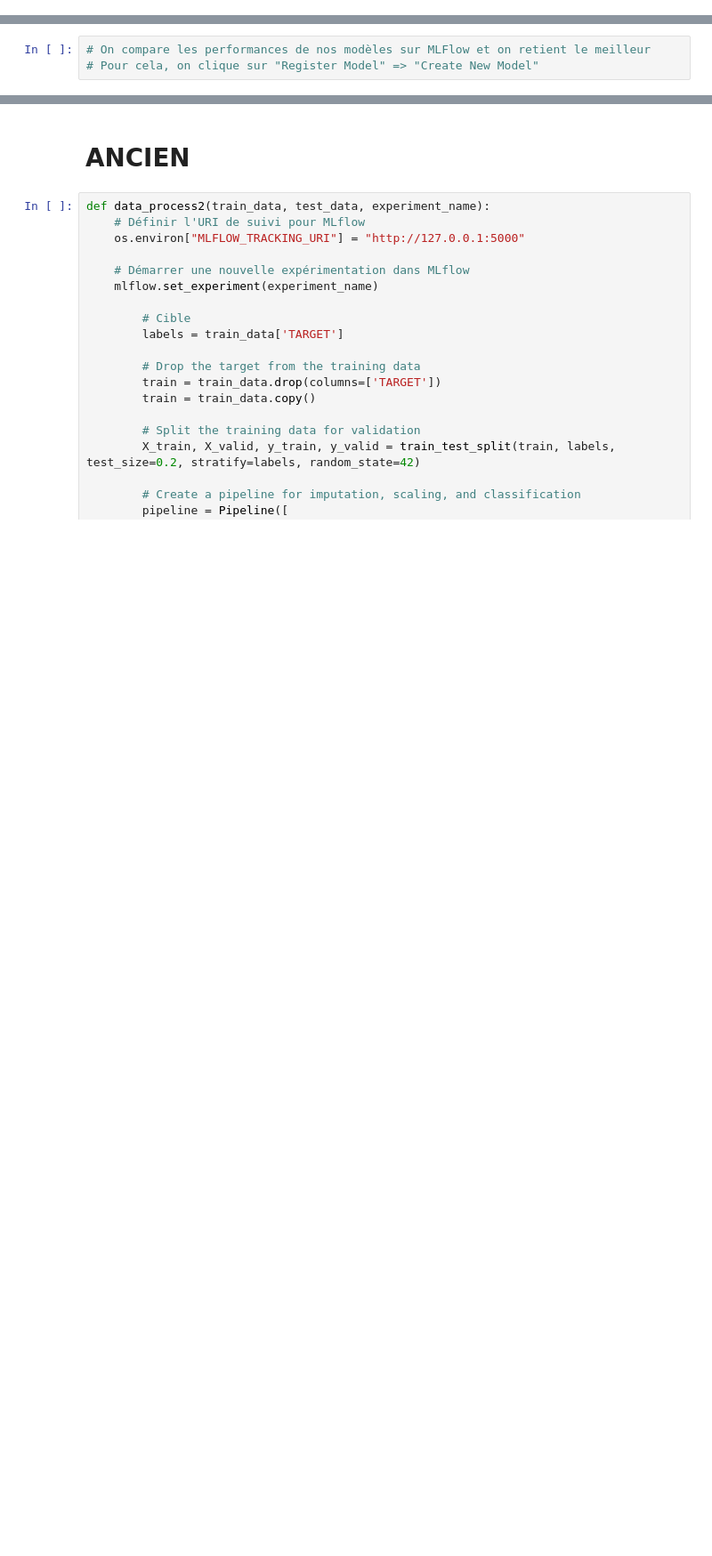
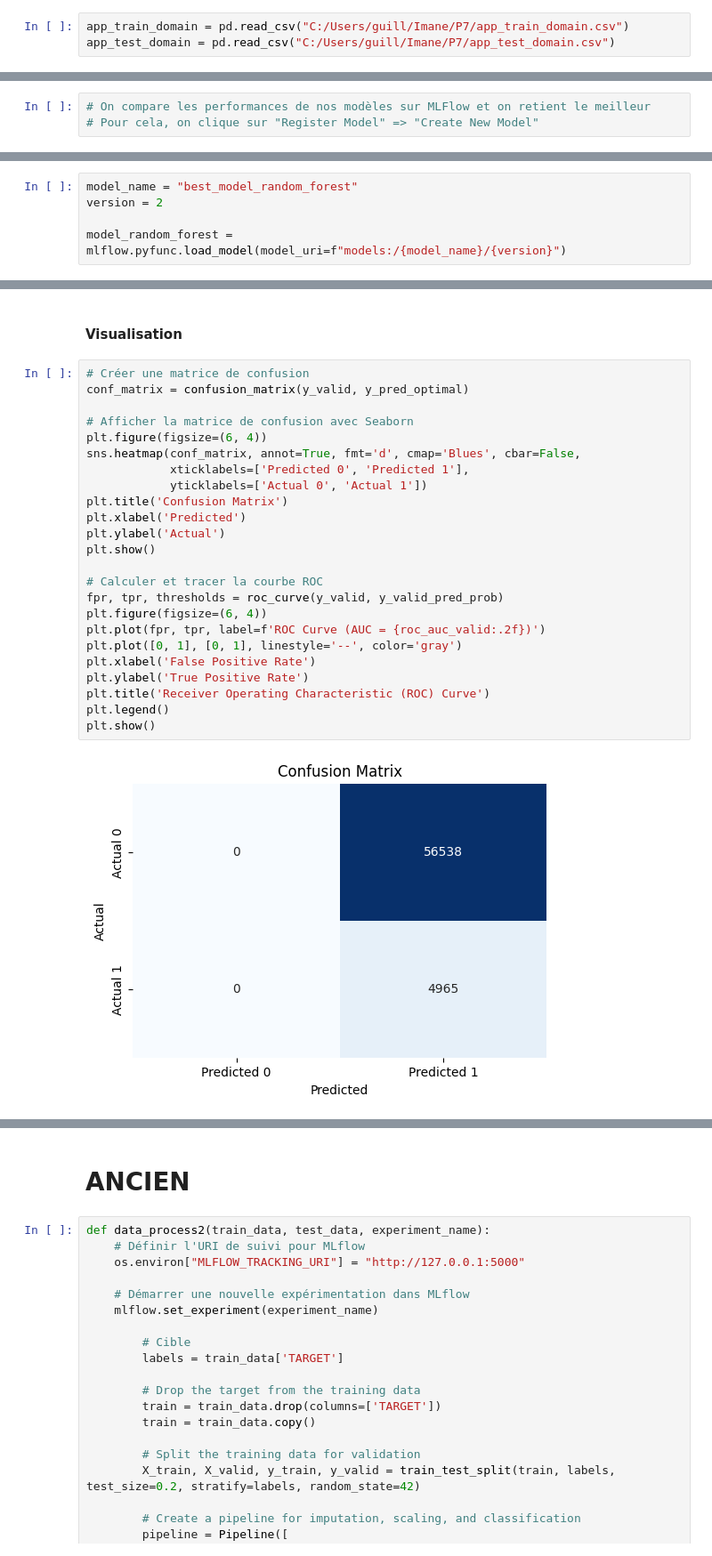
Before and after one commit to imanitou/P7, a Jupyter notebook: P7_20juin2024.ipynb, the cells around one changed output, grey strips where cells are left out. Shown at 89% size. Drawn from its saved outputs; the diff is of its cells as text; blank space fills up the shorter version.

```diff
--- a/P7_20juin2024.ipynb
+++ b/P7_20juin2024.ipynb
@@ -926,6 +938,9 @@ app_train_poly = pd.read_csv("C:/Users/guill/Imane/P7/app_train_poly.csv")
 app_test = pd.read_csv("C:/Users/guill/Imane/P7/app_test.csv")
 app_test_domain = pd.read_csv("C:/Users/guill/Imane/P7/app_test_domain.csv")
 app_test_poly = pd.read_csv("C:/Users/guill/Imane/P7/app_test_poly.csv")
+# %%
+app_train_domain = pd.read_csv("C:/Users/guill/Imane/P7/app_train_domain.csv")
+app_test_domain = pd.read_csv("C:/Users/guill/Imane/P7/app_test_domain.csv")
 # %%
 import mlflow
 import mlflow.sklearn
@@ -1216,0 +1656,5 @@ KeyboardInterrupt:
+# %%
+model_name = "best_model_random_forest"
+version = 2
+
+model_random_forest = mlflow.pyfunc.load_model(model_uri=f"models:/{model_name}/{version}")
@@ -1216,0 +1735,28 @@ KeyboardInterrupt:
+# %% [markdown]
+#### Visualisation
+# %%
+# Créer une matrice de confusion
+conf_matrix = confusion_matrix(y_valid, y_pred_optimal)
+
+# Afficher la matrice de confusion avec Seaborn
+plt.figure(figsize=(6, 4))
+sns.heatmap(conf_matrix, annot=True, fmt='d', cmap='Blues', cbar=False,
+            xticklabels=['Predicted 0', 'Predicted 1'],
+            yticklabels=['Actual 0', 'Actual 1'])
+plt.title('Confusion Matrix')
+plt.xlabel('Predicted')
+plt.ylabel('Actual')
+plt.show()
+
+# Calculer et tracer la courbe ROC
+fpr, tpr, thresholds = roc_curve(y_valid, y_valid_pred_prob)
+plt.figure(figsize=(6, 4))
+plt.plot(fpr, tpr, label=f'ROC Curve (AUC = {roc_auc_valid:.2f})')
+plt.plot([0, 1], [0, 1], linestyle='--', color='gray')
+plt.xlabel('False Positive Rate')
+plt.ylabel('True Positive Rate')
+plt.title('Receiver Operating Characteristic (ROC) Curve')
+plt.legend()
+plt.show()
+# %% [output]
+[figure, added]
```
Also changed, not shown: parts of 88 cells of this notebook, 2 other files.
